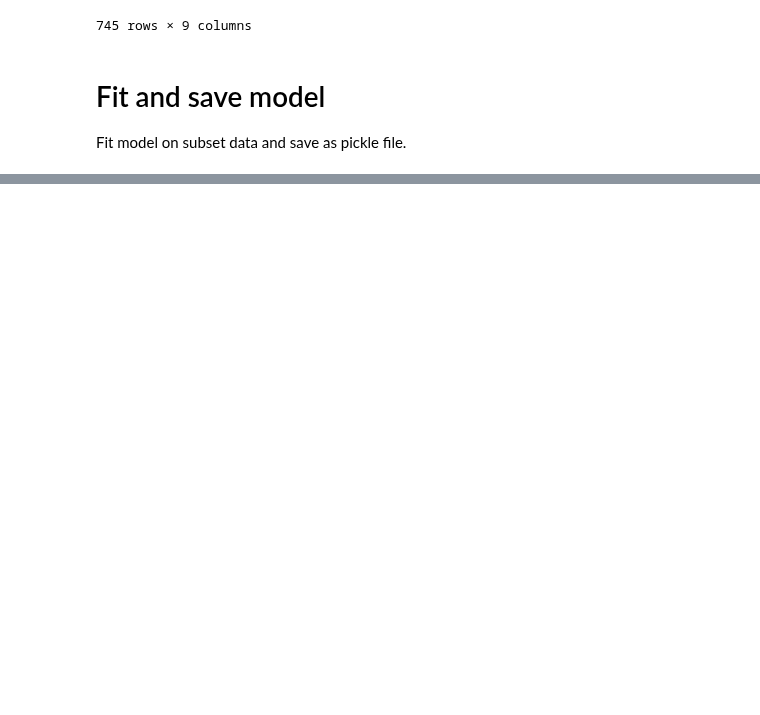
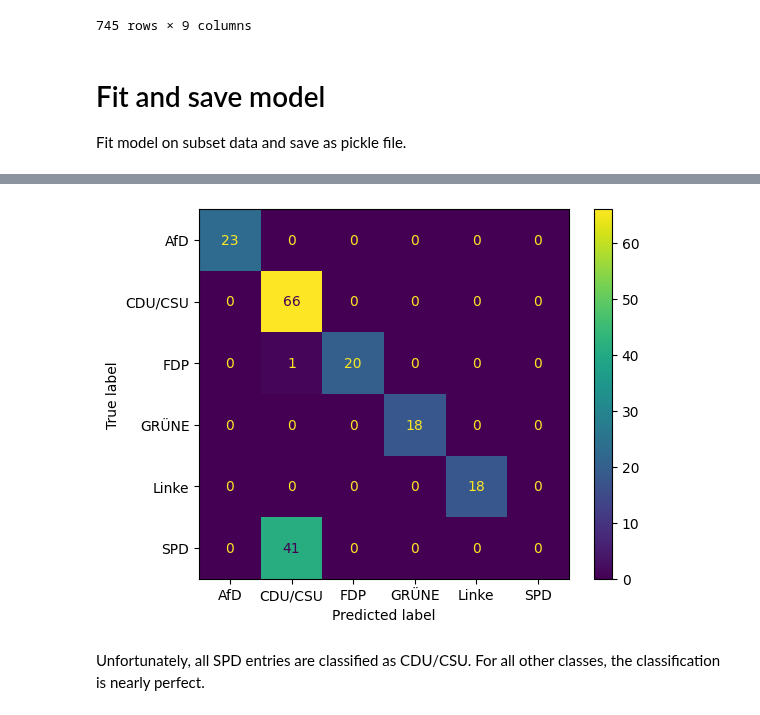
Before and after one commit to mograev/btvote, a Jupyter notebook: notebooks/5-feature-selection.ipynb, the cells around one changed output, grey strips where cells are left out. Cells and saved outputs as stored; diff of their text form; code cells hidden in the pictures; blank space fills up the shorter version.

Commit message:
changed classification evaluation technique

```diff
--- a/notebooks/5-feature-selection.ipynb
+++ b/notebooks/5-feature-selection.ipynb
@@ -324,8 +323,10 @@ btvote_data_subset
 
 Fit model on subset data and save as pickle file.
 # %%
+import pickle
+
 # define the best model
-best_model = KNeighborsClassifier(n_neighbors=6, weights='distance')
+best_model = KNeighborsClassifier()
 
 # train model on subset data
 best_model.fit(btvote_data_subset, btvote_target)
@@ -409,0 +341,19 @@ plt.show()
+# %%
+from sklearn.model_selection import train_test_split
+
+# Split data into stratified train and test split
+btvote_data_train, btvote_data_test, btvote_target_train, btvote_target_test = train_test_split(subset_data, btvote_target, test_size=0.25, random_state=42, shuffle=True, stratify=btvote_target)
+# %%
+from sklearn.metrics import classification_report
+
+# define the best model again
+best_model = KNeighborsClassifier()
+
+# fit model on training data
+best_model.fit(btvote_data_train, btvote_target_train)
+
+# get predictions for test data
+prediction = best_model.predict(btvote_data_test)
+
+# generate classification report from predictions
+print(classification_report(btvote_target_test, prediction))
@@ -409,0 +381,13 @@ plt.show()
+# %%
+from sklearn.metrics import confusion_matrix
+from sklearn.metrics import ConfusionMatrixDisplay
+import matplotlib.pyplot as plt
+
+# plot confusion matrix
+ConfusionMatrixDisplay(confusion_matrix(btvote_target_test, prediction), display_labels=label_encoder.classes_).plot()
+
+plt.show()
+# %% [output]
+[figure, added]
+# %% [markdown]
+Unfortunately, all SPD entries are classified as CDU/CSU. For all other classes, the classification is nearly perfect.
```
Also changed, not shown: parts of 30 cells of this notebook, 5 other files.
